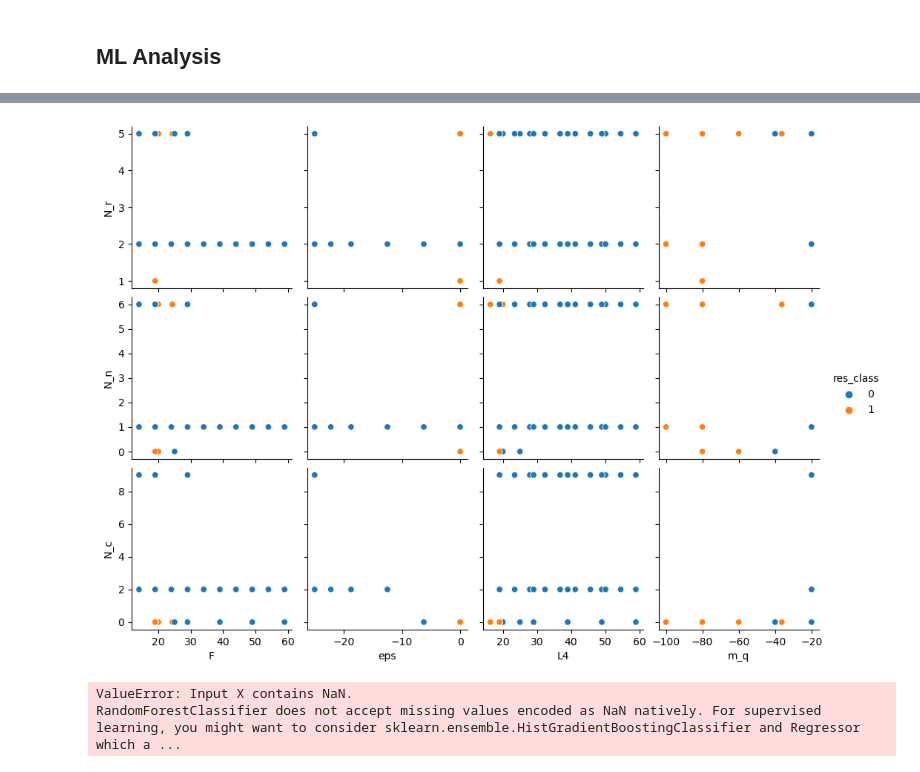
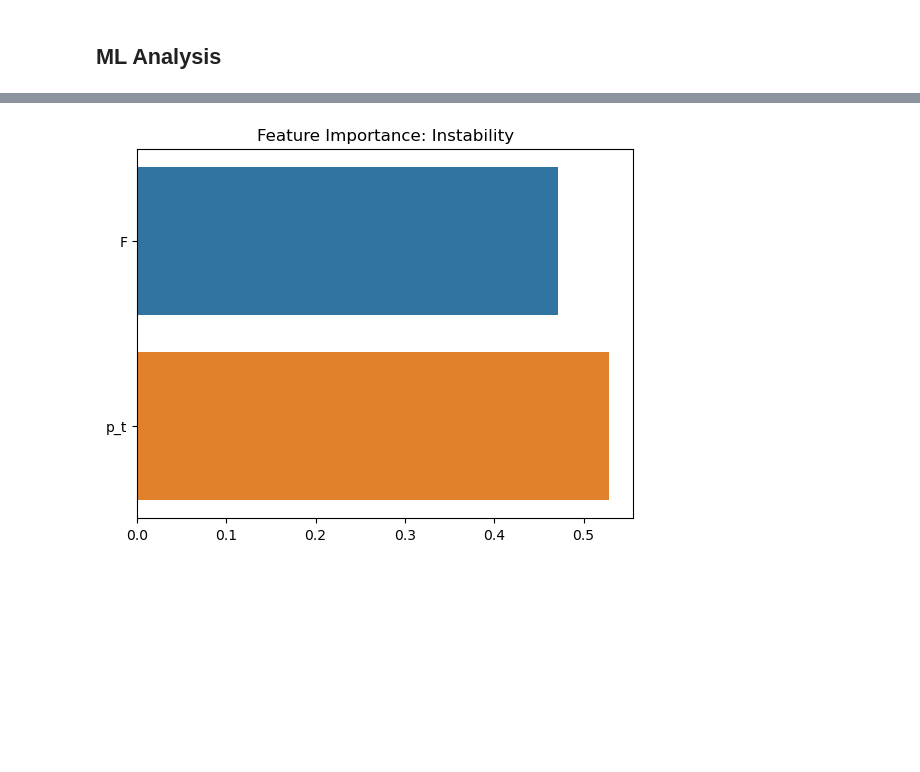
Before and after one commit to LoaneShark/pyAxiverse, a Jupyter notebook: param-analysis.ipynb, the cells around one changed output, grey strips where cells are left out. Cells and saved outputs as stored; diff of their text form; code cells hidden in the pictures; blank space fills up the shorter version.

```diff
--- a/param-analysis.ipynb
+++ b/param-analysis.ipynb
@@ -973,8 +989,9 @@ max                NaN            NaN               NaN
 show_histograms = False
 show_pairplot   = True
 show_heatmap    = False
+pp_mode         = 'scatter'      # 'kde', 'scatter', or 'mixed' pairplot display kinds
 
-log_params  = ['p_0', 'p_t', 'F', 'L3', 'L4', 'm_q', 'eps', 'res_ratio_f', 'res_ratio_m', 'm_0', 'k_0', 'm_u', 't_u']
+log_params  = ['p_0', 'p_t', 'F', 'L3', 'L4', 'm_q', 'eps', 'res_ratio_f', 'res_ratio_m', 'm_0', 'k_0', 'm_u', 't_u', 'qm_0', 'qm_1', 'qm_2', 'res_con', 'inf_con']
 dict_params = []
 keep_params = ['res_class', 'config_name', 'units', 'res_band_class']
 
@@ -1037,17 +1054,22 @@ if show_pairplot:
     # temp fix for seaborn version
     import warnings
     warnings.filterwarnings('ignore')
-    # (Unused)
+
+    # Format color scheme
     hue_order = ['res_class']
-    palette = {'resonance': 'red', 'semi': 'blue', 'none': 'grey', 'damp': 'grey'}
+    palette = {'resonance': 'purple', 'burst': 'orange', 'none': 'teal', 'damp': 'grey'}
+
     # Format axes to show units
     fmt_col = lambda c_in: '%s   %s' % (c_in,units_fmt(c_in, prefix='log ' if c_in in log_params else ''))
     plot_data_units = plot_data.rename(columns={col: fmt_col(col) for col in plot_params})
     plot_params_units = [fmt_col(col) for col in plot_params]
 
     # kind = 'kde', 'scatter', 'hist', or 'reg'
-    pp = sns.pairplot(plot_data_units, x_vars=plot_params_units, y_vars=plot_params_units, dropna=True, kind='scatter', diag_kind='kde', hue='res_class')
-    pp.map_offdiag(sns.kdeplot, levels=4)
+    pp_kws  = {'levels':5} if pp_mode == 'kde' else {'alpha':0.35}
+    pp_kind = pp_mode if pp_mode != 'mixed' else 'scatter'
+    pp = sns.pairplot(plot_data_units, x_vars=plot_params_units, y_vars=plot_params_units, dropna=True, kind=pp_kind, diag_kind='kde', hue='res_class', palette=palette, plot_kws=pp_kws)
+    if pp_mode == 'mixed':
+        pp.map_offdiag(sns.kdeplot, levels=4, hue_order=['res_class'], palette=palette)
     pp.fig.suptitle('Pairplot: case = %s   (N = %d)' % (conf_name, len(plot_data.index)), y=1.05)
 
     print('\nSimulation settings:')
@@ -1095,44 +1118,58 @@ Including data from the following configurations:
 ## Preprocess data for ML analysis pipeline and assign numerical labels to string-valued parameters
 from sklearn import preprocessing
 X_df = pd.DataFrame.copy(corr_df, deep=True)
-print(X_df['res_freq'])
-X_df['res_freq'] = X_df['res_freq'].map(lambda x: np.nan if x is None or x == 'None' else x, na_action='ignore')
+
+ppnan = lambda S_in: S_in.map(lambda x: np.nan if x is None or x == 'None' else x, na_action='ignore').fillna(value=-1)
+signal_cols = ['res_freq_class_AXP', 'res_freq_class_Afterglow', 'res_freq_class_CMB', 'res_freq_class_UIE', 'res_freq_class_FRB', 'res_freq_class_GRB']
+#print(X_df.isna().any())
+for nan_col in ['res_freq', 'res_band_0', 'res_band_1', 'inf_con'] + signal_cols:
+    X_df[nan_col] = ppnan(X_df[nan_col])
+
 le = preprocessing.LabelEncoder()
-label_cols = ['config_name', 'int_method', 'res_class', 'res_band_class', 'res_band_0', 'res_band_1']
+label_cols = ['config_name', 'int_method', 'res_class', 'res_band_class', 'res_freq_label', 'res_band_0', 'res_band_1'] + signal_cols
 filter_nonunique = True
 for col in X_df:
     if col in label_cols:
         X_df[col] = le.fit_transform(X_df[col])
     if col in log_params:
+        X_df[col] = X_df[col].replace({-1: 1}) # WIP fix for L3 being set to -1 when it is irrelevant
         X_df[col] = np.log10(X_df[col])
     if filter_nonunique:
         if len(X_df[col].unique()) <= 1 and col not in keep_params:
             #if col in input_parameters or col in sim_settings_parameters:
                 drop_col(col, plot_data_in=X_df, plot_params_in=[])
 
-overwrite_nans = True
-if overwrite_nans:
-    X_df = X_df.map(lambda x: -1 if pd.isnull(x) or x == np.nan else x)
-print(X_df.describe())
+#print(X_df.isna().any())
+#overwrite_nans = True
+#if overwrite_nans:
+#    X_df = X_df.map(lambda x: -1 if pd.isnull(x) or x == np.nan else x)
+#print(X_df.describe())
 
 # Pair plot for N_r, N_n, N_c, F
-pp = sns.pairplot(X_df,  x_vars=['F', 'eps', 'L4', 'm_q'], y_vars=['N_r', 'N_n', 'N_c'], hue='res_class')
-plt.show()
+if False:
+    pp = sns.pairplot(X_df,  x_vars=['F', 'eps','L3', 'L4', 'm_q'], y_vars=['N_r', 'N_n', 'N_c', 'N_tot'], hue='res_class')
+    plt.show()
 
 # Split data into train and test
 train, test = train_test_split(X_df, test_size=0.3)
 
 # Separate inputs and outputs
 #output_params = ['res_class']
-output_params = ['res_class', 'res_ratio_f', 'res_ratio_m', 'res_freq_class', 'res_band_class', 'time_elapsed']
-dependent_params = ['m_0', 'm_u', 't_u']
+output_params = ['res_class', 'res_ratio_f', 'res_ratio_m', 'res_freq', 'res_freq_label', 'res_band_class', 'time_elapsed', 't_res']
+dependent_params = ['m_0', 'm_u', 't_u', 'qm_0', 'qm_1', 'qm_2']
+theory_params = ['disable_B', 'disable_P', 'disable_C', 'disable_D', 'qc_0', 'qc_1', 'qc_2', 'qc_3', 'qc_4', 'qc_5']
+config_params = ['config_name', 't_num', 'k_num', 'k_span_0', 'k_span_1']
 train_params = [out_param for out_param in output_params if out_param in train.columns]
-drop_params = train_params + dependent_params
+drop_params = [drop_param for drop_param in (train_params + dependent_params + config_params + theory_params) if drop_param in train.columns]
 
 X_train = train.drop(columns=drop_params)
 y_train = train[train_params]
 X_test = test.drop(columns=drop_params)
 y_test = test[train_params]
+
+print(X_train.describe())
+print('---------------------------------------')
+print(y_train.describe())
 
 # Model training and prediction
 clf = RandomForestClassifier()
@@ -1143,5 +1180,6 @@ res_importance = clf.feature_importances_
 ## Visualization
 # Plot feature importance
 sns.barplot(x=res_importance, y=X_train.columns)
-#plt.show()
+plt.title('Feature Importance: Instability')
+plt.show()
 # %% [output]
@@ -1165,6 +1203,4 @@ max     30.000000   40.356545
-[figure, old version]
+[figure, new version]
-ValueError: Input X contains NaN.
-RandomForestClassifier does not accept missing values encoded as NaN natively. For supervised learning, you might want to consider sklearn.ensemble.HistGradientBoostingClassifier and Regressor which a ...
 # %%
 # TODO: Neural Network parameter analysis
 # - 3 (?) fully-connected input layers (to capture nonlinearity?)
```
Also changed, not shown: parts of 9 cells of this notebook, 3 other files.
